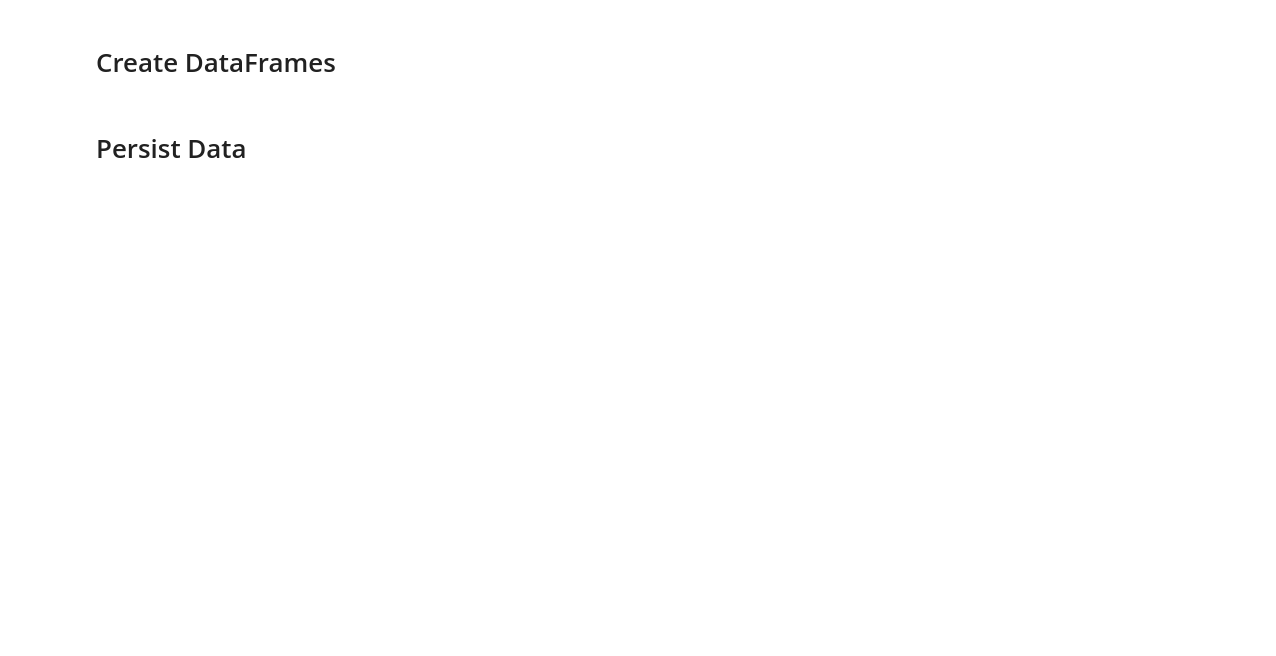
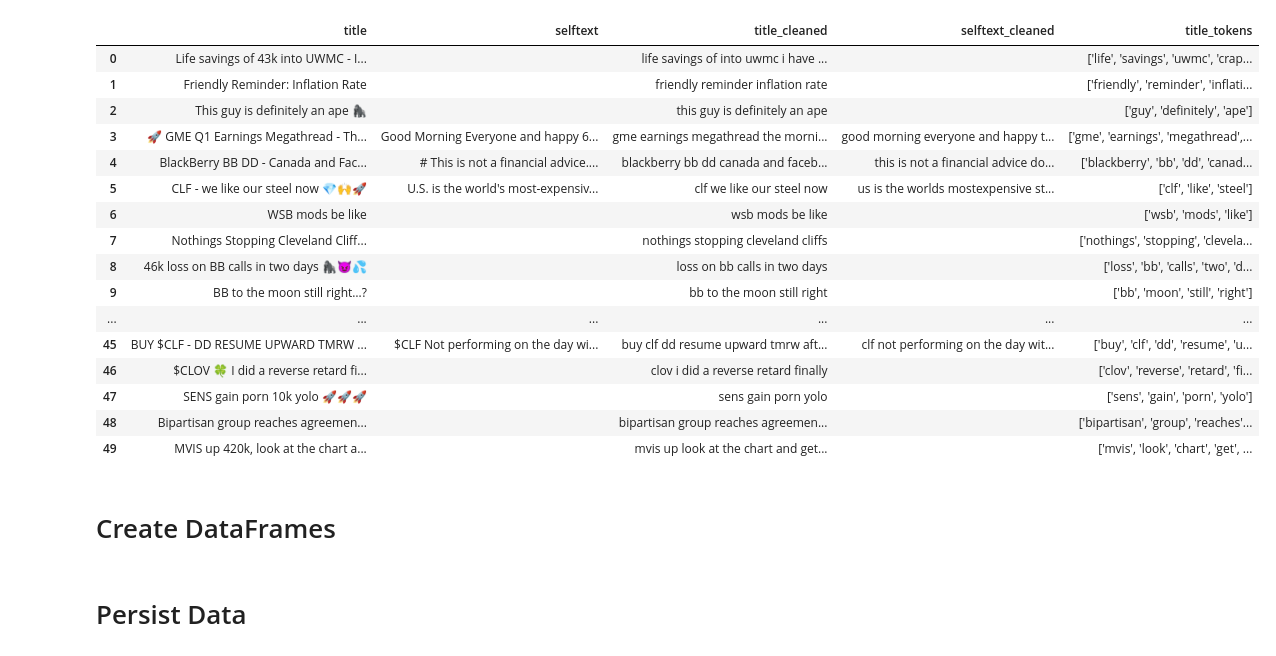
Before and after one commit to Vins1805/nlp-stock-market-trend-prediction-with-reddit-posts, a Jupyter notebook: testing.ipynb, the cells around one changed output. Drawn from its saved outputs; the diff is of its cells as text; code cells hidden in the pictures; blank space fills up the shorter version.

Commit message:
pre-precessing text data progress

```diff
--- a/testing.ipynb
+++ b/testing.ipynb
@@ -6,0 +29,13 @@ import os
+# %%
+def cleaning(text):
+    text = text.lower()
+    text = re.sub("\[.*\]", "", text)
+    text = re.sub("\(.*\)", "", text)
+    text = re.sub(f"[{re.escape(string.punctuation)}]", "", text)
+    text = re.sub("\w*\d\w*", "", text)
+    text = re.sub("\s{2}", " ", text)
+    text = text.encode("ascii", "ignore").decode("ascii") # removing emojis
+    return text
+# %%
+df["title_cleaned"] = df.title.apply(lambda t: cleaning(t))
+df["selftext_cleaned"] = df.selftext.apply(lambda t: cleaning(t))
@@ -7,2 +76,26 @@ import os
+# %%
+stop_words = set(stopwords.words("english"))
+# %%
+df["title_tokens"] = df.title_cleaned.apply(lambda t: [token for token in word_tokenize(t) if token not in stop_words])
+# %%
+df.head(50).style
+# %% [output]
+|  | title | selftext | title_cleaned | selftext_cleaned | title_tokens |
+| 0 | Life savings of 43k into UWMC - I... |  | life savings of into uwmc i have ... |  | ['life', 'savings', 'uwmc', 'crap... |
+| 1 | Friendly Reminder: Inflation Rate |  | friendly reminder inflation rate |  | ['friendly', 'reminder', 'inflati... |
+| 2 | This guy is definitely an ape 🦍 |  | this guy is definitely an ape |  | ['guy', 'definitely', 'ape'] |
+| 3 | 🚀 GME Q1 Earnings Megathread - Th... | Good Morning Everyone and happy 6... | gme earnings megathread the morni... | good morning everyone and happy t... | ['gme', 'earnings', 'megathread',... |
+| 4 | BlackBerry BB DD - Canada and Fac... | # This is not a financial advice.... | blackberry bb dd canada and faceb... | this is not a financial advice do... | ['blackberry', 'bb', 'dd', 'canad... |
+| 5 | CLF - we like our steel now 💎🙌🚀 | U.S. is the world's most-expensiv... | clf we like our steel now | us is the worlds mostexpensive st... | ['clf', 'like', 'steel'] |
+| 6 | WSB mods be like |  | wsb mods be like |  | ['wsb', 'mods', 'like'] |
+| 7 | Nothings Stopping Cleveland Cliff... |  | nothings stopping cleveland cliffs |  | ['nothings', 'stopping', 'clevela... |
+| 8 | 46k loss on BB calls in two days 🦍😈💦 |  | loss on bb calls in two days |  | ['loss', 'bb', 'calls', 'two', 'd... |
+| 9 | BB to the moon still right…? |  | bb to the moon still right |  | ['bb', 'moon', 'still', 'right'] |
+| ... | ... | ... | ... | ... | ... |
+| 45 | BUY $CLF - DD RESUME UPWARD TMRW ... | $CLF Not performing on the day wi... | buy clf dd resume upward tmrw aft... | clf not performing on the day wit... | ['buy', 'clf', 'dd', 'resume', 'u... |
+| 46 | $CLOV 🍀 I did a reverse retard fi... |  | clov i did a reverse retard finally |  | ['clov', 'reverse', 'retard', 'fi... |
+| 47 | SENS gain porn 10k yolo 🚀🚀🚀 |  | sens gain porn yolo |  | ['sens', 'gain', 'porn', 'yolo'] |
+| 48 | Bipartisan group reaches agreemen... |  | bipartisan group reaches agreemen... |  | ['bipartisan', 'group', 'reaches'... |
+| 49 | MVIS up 420k, look at the chart a... |  | mvis up look at the chart and get... |  | ['mvis', 'look', 'chart', 'get', ... |
 # %% [markdown]
 # Create DataFrames
```
Also changed, not shown: parts of 11 cells of this notebook, 3 other files.
